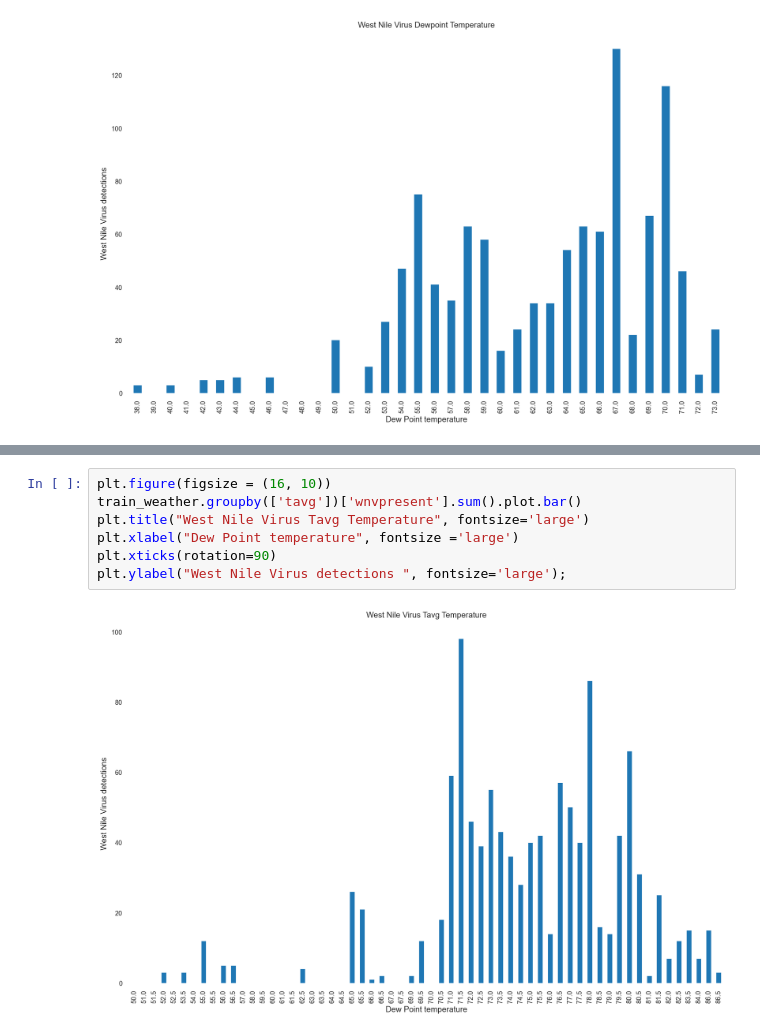
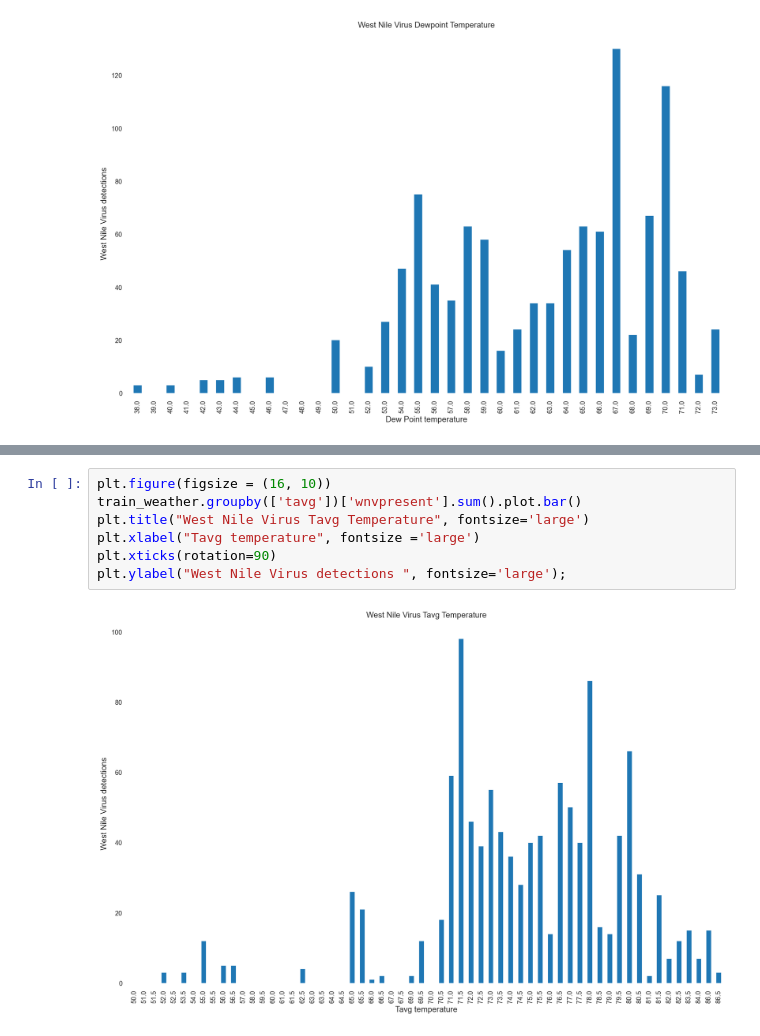
Before and after one commit to PChhapar/DSI_15_West_Nile_Virus_Prediction, a Jupyter notebook: code/project_4_melvin.ipynb, the cells around one changed output, grey strips where cells are left out. Saved outputs shown, nothing was run; the diff lists cells and outputs as text.

```diff
--- a/code/project_4_melvin.ipynb
+++ b/code/project_4_melvin.ipynb
@@ -663,12 +663,12 @@ plt.ylabel("West Nile Virus detections ", fontsize='large');
 # %%
 plt.figure(figsize = (16, 10))
 train_weather.groupby(['tavg'])['wnvpresent'].sum().plot.bar()
 plt.title("West Nile Virus Tavg Temperature", fontsize='large')
-plt.xlabel("Dew Point temperature", fontsize ='large')
+plt.xlabel("Tavg temperature", fontsize ='large')
 plt.xticks(rotation=90)
 plt.ylabel("West Nile Virus detections ", fontsize='large');
 # %% [output]
-[figure, old version]
+[figure, new version]
 # %%
 plt.figure(figsize = (16, 10))
 train_weather.groupby(['tmin'])['wnvpresent'].sum().plot.bar()
```
Also changed, not shown: parts of 8 cells of this notebook.
